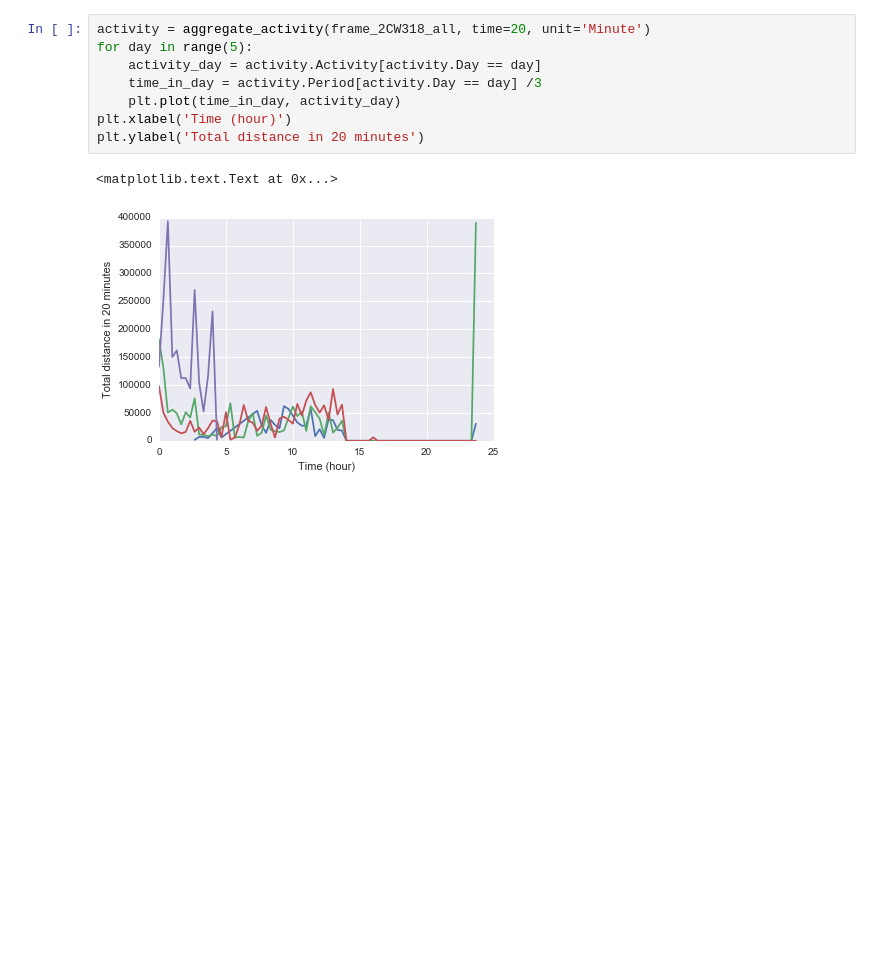
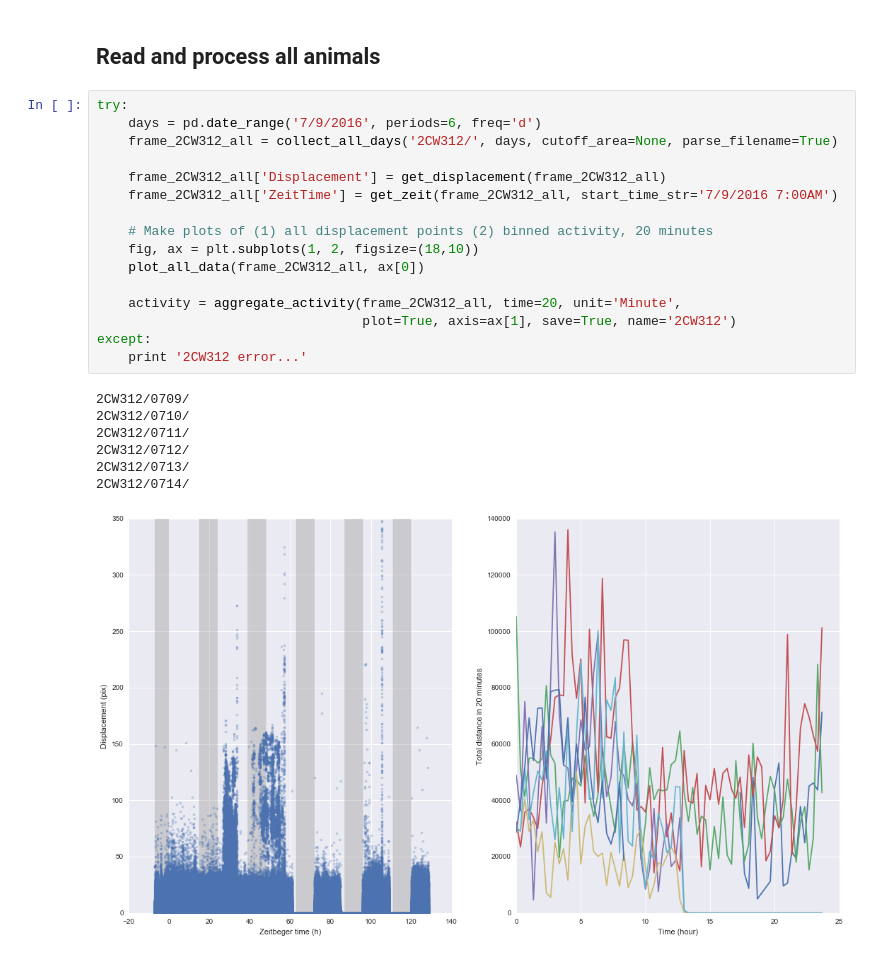
Before and after one commit to lmn93beo/Finch_Movement, a Jupyter notebook: Finch_Movement.ipynb, the cells around one changed output. Saved outputs shown, nothing was run; the diff lists cells and outputs as text; blank space fills up the shorter version.

```diff
--- a/Finch_Movement.ipynb
+++ b/Finch_Movement.ipynb
@@ -302,11 +374,26 @@ plt.ylabel('Cumulative frequency')
-# %%
-activity = aggregate_activity(frame_2CW318_all, time=20, unit='Minute')
-for day in range(5):
-    activity_day = activity.Activity[activity.Day == day]
-    time_in_day = activity.Period[activity.Day == day] /3
-    plt.plot(time_in_day, activity_day)
-plt.xlabel('Time (hour)')
-plt.ylabel('Total distance in 20 minutes')
-# %% [output]
-<matplotlib.text.Text at 0x...>
-[figure, removed]
+# %% [markdown]
+## Read and process all animals
+# %%
+try:
+    days = pd.date_range('7/9/2016', periods=6, freq='d')
+    frame_2CW312_all = collect_all_days('2CW312/', days, cutoff_area=None, parse_filename=True)
+
+    frame_2CW312_all['Displacement'] = get_displacement(frame_2CW312_all)
+    frame_2CW312_all['ZeitTime'] = get_zeit(frame_2CW312_all, start_time_str='7/9/2016 7:00AM')
+
+    # Make plots of (1) all displacement points (2) binned activity, 20 minutes
+    fig, ax = plt.subplots(1, 2, figsize=(18,10))
+    plot_all_data(frame_2CW312_all, ax[0])
+
+    activity = aggregate_activity(frame_2CW312_all, time=20, unit='Minute',
+                                  plot=True, axis=ax[1], save=True, name='2CW312')
+except:
+    print '2CW312 error...'
+# %% [output]
+2CW312/0709/
+2CW312/0710/
+2CW312/0711/
+2CW312/0712/
+2CW312/0713/
+2CW312/0714/
+[figure, added]
```
Also changed, not shown: parts of 46 cells of this notebook.
